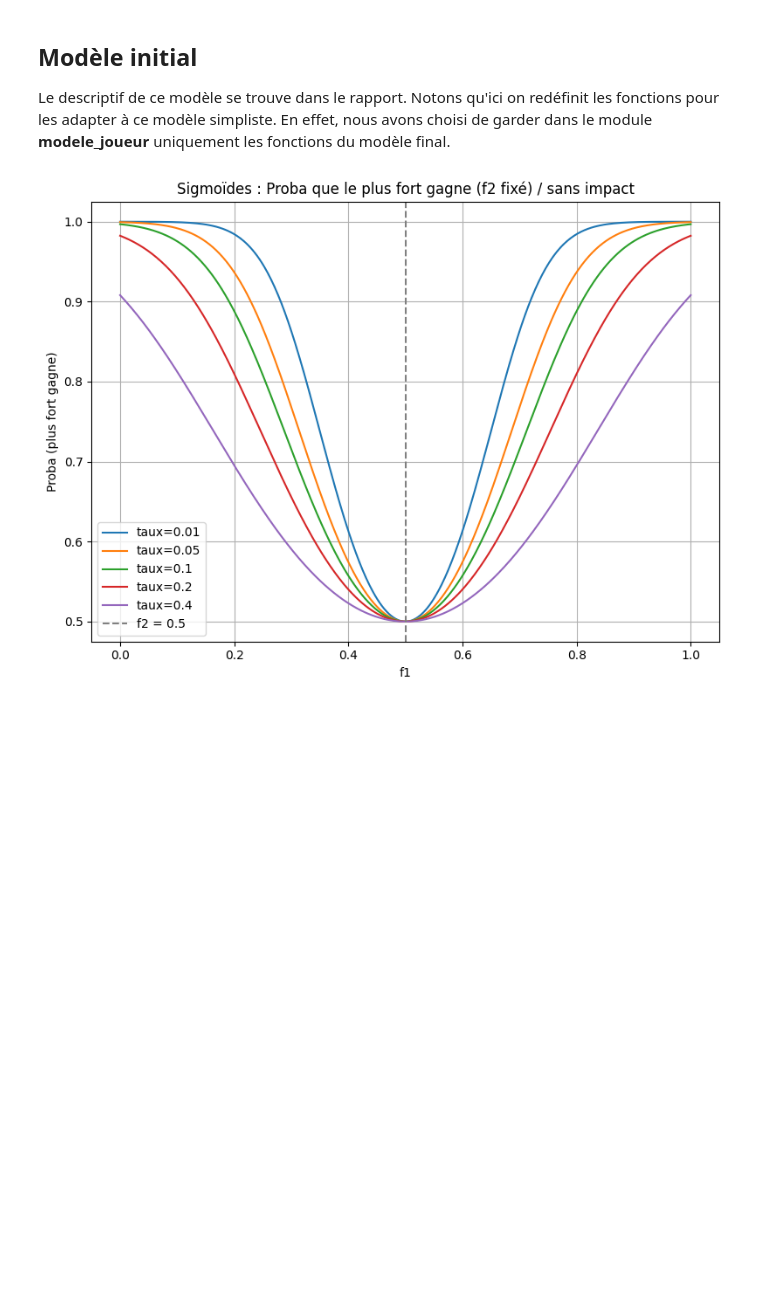
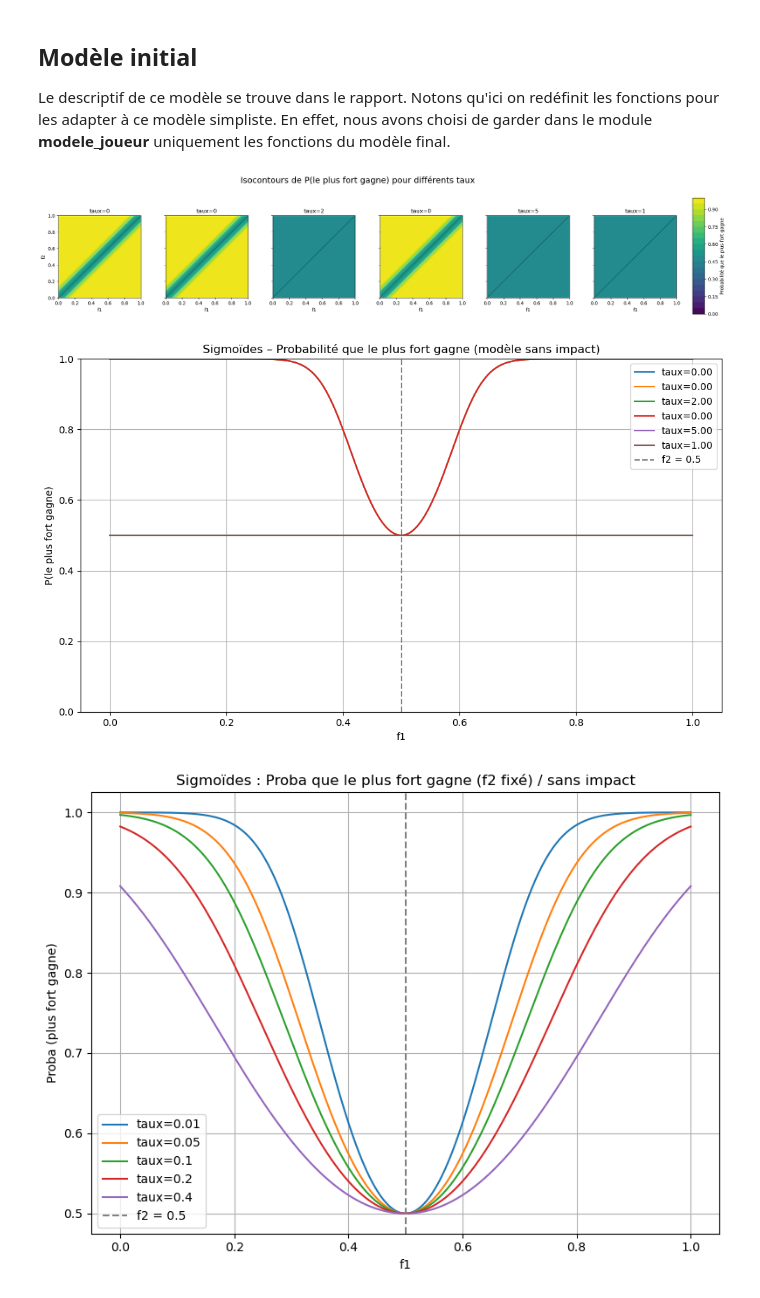
Before and after one commit to gabrielbSU/projet-elo, a Jupyter notebook: Untitled.ipynb, the cells around one changed output. Cells and saved outputs as stored; diff of their text form; code cells hidden in the pictures; blank space fills up the shorter version.

```diff
--- a/Untitled.ipynb
+++ b/Untitled.ipynb
@@ -8,6 +8,75 @@ Ce notebook permet de visualiser les sigmoides et isocontours dans différentes
 ## Modèle initial
 
 Le descriptif de ce modèle se trouve dans le rapport. Notons qu'ici on redéfinit les fonctions pour les adapter à ce modèle simpliste. En effet, nous avons choisi de garder dans le module **modele_joueur** uniquement les fonctions du modèle final.
+# %%
+import numpy as np
+import matplotlib.pyplot as plt
+from modele_joueur_cor.jeu import *
+
+# Redéfinition des fonctions
+
+def sigmoid(x, k=10):
+    return 1 / (1 + np.exp(-k * x))
+
+# Probabilité sans prendre en considération l'impact des forces sur le hasard
+def get_proba_simu(f1, f2, taux):
+    diff = np.abs(f1 - f2)
+    taux = np.clip(taux, 1e-6, 1.0)  #permet d'éviter le cas log(0)
+    k = -np.log(taux)
+    return sigmoid(diff, k * 10 * diff)
+
+# Grille f1/f2
+f1_vals = np.linspace(0, 1, 200)
+f2_vals = np.linspace(0, 1, 200)
+F1, F2 = np.meshgrid(f1_vals, f2_vals)
+
+# Paramètres à tester
+taux_values = [0,0,2,0,5,1]
+# Création de la figure (1 colonne par taux)
+fig, axes = plt.subplots(1, len(taux_values), figsize=(4 * len(taux_values), 5), sharex=True, sharey=True)
+fig.suptitle("Isocontours de P(le plus fort gagne) pour différents taux", fontsize=18)
+
+for i, taux in enumerate(taux_values):
+    ax = axes[i]
+    P = get_proba_simu(F1, F2, taux)
+
+    levels = np.linspace(0, 1, 21)
+    contour = ax.contourf(F1, F2, P, levels=levels, cmap='viridis', vmin=0, vmax=1)
+    ax.contour(F1, F2, P, levels=[0.25, 0.5, 0.75], colors='white', linewidths=0.5)
+    ax.plot([0, 1], [0, 1], 'k--', linewidth=0.5)
+
+    ax.set_title(f"taux={taux}")
+    if i == 0:
+        ax.set_ylabel("f2")
+    ax.set_xlabel("f1")
+    ax.set_aspect('equal')
+
+# Colorbar
+cbar_ax = fig.add_axes([0.92, 0.15, 0.015, 0.7])
+fig.colorbar(contour, cax=cbar_ax, label='Probabilité que le plus fort gagne')
+
+plt.subplots_adjust(hspace=0.3, wspace=0.3, right=0.9)
+plt.show()
+
+# Sigmoïdes pour chaque taux (pas d’impact ici)
+fig, ax = plt.subplots(figsize=(10, 6))
+
+for taux in taux_values:
+    P = get_proba_simu(f1_vals, np.full_like(f1_vals, f2_fixed), taux)
+    ax.plot(f1_vals, P, label=f"taux={taux:.2f}")
+
+ax.axvline(f2_fixed, color='gray', linestyle='--', label='f2 = 0.5')
+ax.set_title("Sigmoïdes – Probabilité que le plus fort gagne (modèle sans impact)")
+ax.set_xlabel("f1")
+ax.set_ylabel("P(le plus fort gagne)")
+ax.grid(True)
+ax.set_ylim(0, 1)
+ax.legend()
+plt.tight_layout()
+plt.show()
+# %% [output]
+[figure, added]
+[figure, added]
 # %%
 import numpy as np
 import matplotlib.pyplot as plt
```
Also changed, not shown: parts of 3 cells of this notebook, 6 other files.
